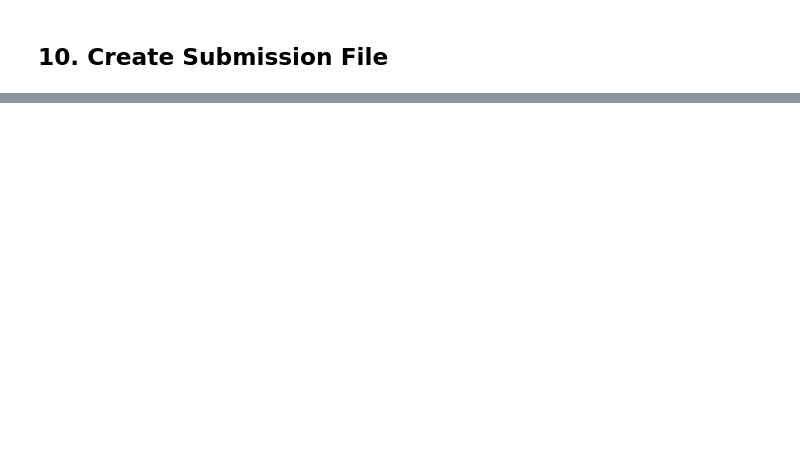
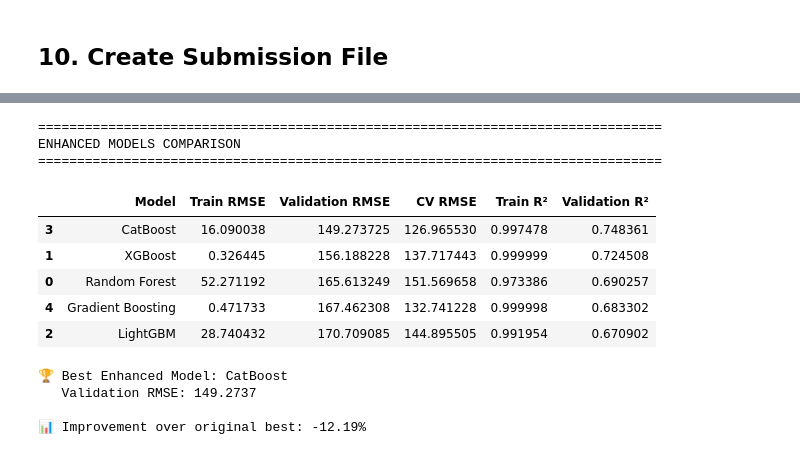
Before and after one commit to amitkumargope/Amit-s_Kaggle_competitions-_2025, a Jupyter notebook: Predicting the yield strength of steel/Predicting the yield strength of steel.ipynb, the cells around one changed output, grey strips where cells are left out. Cells and saved outputs as stored; diff of their text form; code cells hidden in the pictures; blank space fills up the shorter version.

```diff
--- a/Predicting the yield strength of steel/Predicting the yield strength of steel.ipynb
+++ b/Predicting the yield strength of steel/Predicting the yield strength of steel.ipynb
@@ -715,0 +949,36 @@ print("="*80)
+# %%
+# Compare enhanced model results
+enhanced_comparison = pd.DataFrame({
+    'Model': list(enhanced_results.keys()),
+    'Train RMSE': [enhanced_results[m]['train_rmse'] for m in enhanced_results],
+    'Validation RMSE': [enhanced_results[m]['val_rmse'] for m in enhanced_results],
+    'CV RMSE': [enhanced_results[m]['cv_rmse'] for m in enhanced_results],
+    'Train R²': [enhanced_results[m]['train_r2'] for m in enhanced_results],
+    'Validation R²': [enhanced_results[m]['val_r2'] for m in enhanced_results]
+})
+
+enhanced_comparison = enhanced_comparison.sort_values('Validation RMSE')
+print("\n" + "="*80)
+print("ENHANCED MODELS COMPARISON")
+print("="*80)
+display(enhanced_comparison)
+
+best_enhanced_name = enhanced_comparison.iloc[0]['Model']
+best_enhanced_rmse = enhanced_comparison.iloc[0]['Validation RMSE']
+print(f"\n🏆 Best Enhanced Model: {best_enhanced_name}")
+print(f"   Validation RMSE: {best_enhanced_rmse:.4f}")
+print(f"\n📊 Improvement over original best: {((133.05 - best_enhanced_rmse) / 133.05 * 100):.2f}%")
+# %% [output]
+================================================================================
+ENHANCED MODELS COMPARISON
+================================================================================
+|  | Model | Train RMSE | Validation RMSE | CV RMSE | Train R² | Validation R² |
+| 3 | CatBoost | 16.090038 | 149.273725 | 126.965530 | 0.997478 | 0.748361 |
+| 1 | XGBoost | 0.326445 | 156.188228 | 137.717443 | 0.999999 | 0.724508 |
+| 0 | Random Forest | 52.271192 | 165.613249 | 151.569658 | 0.973386 | 0.690257 |
+| 4 | Gradient Boosting | 0.471733 | 167.462308 | 132.741228 | 0.999998 | 0.683302 |
+| 2 | LightGBM | 28.740432 | 170.709085 | 144.895505 | 0.991954 | 0.670902 |
+🏆 Best Enhanced Model: CatBoost
+   Validation RMSE: 149.2737
+
+📊 Improvement over original best: -12.19%
```
Also changed, not shown: parts of 28 cells of this notebook.
